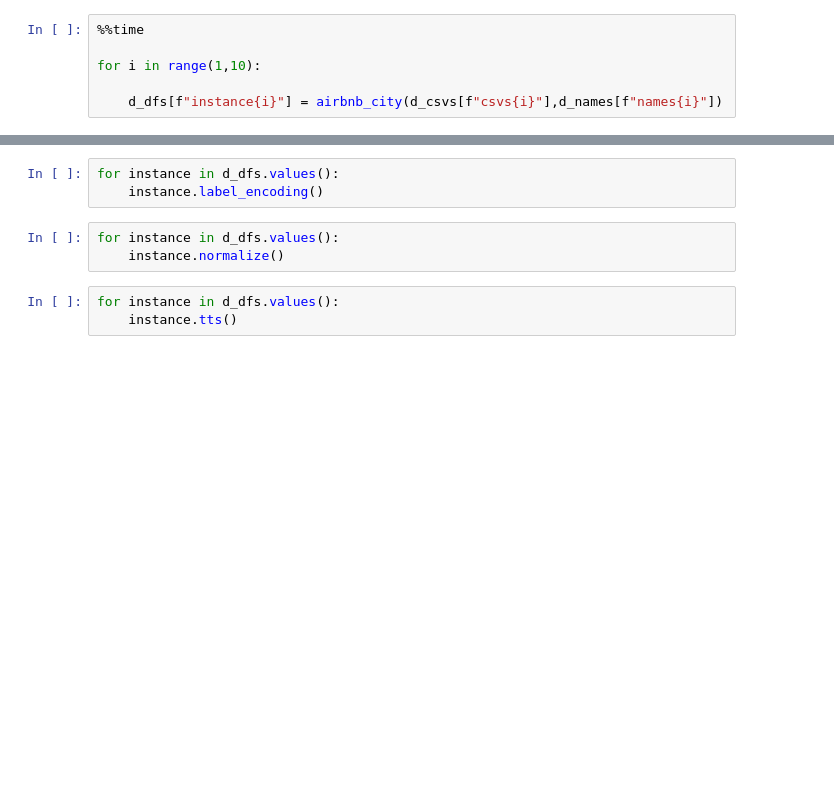
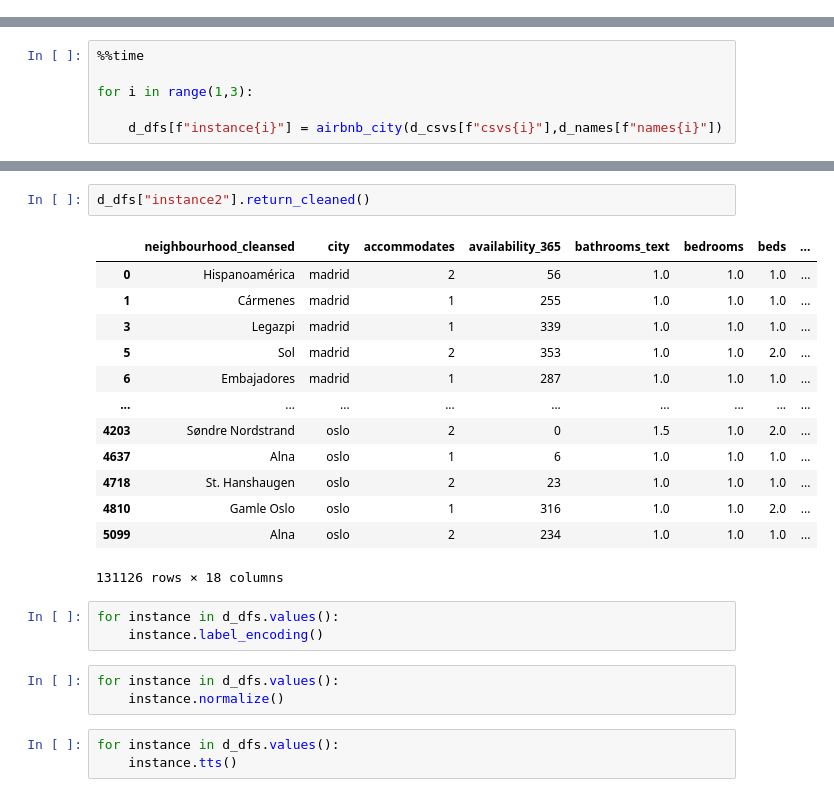
Before and after one commit to coisigna/dsb_p2_airbnb_price_predictor, a Jupyter notebook: ipynbs/Class.ipynb, the cells around one changed output, grey strips where cells are left out. Drawn from its saved outputs; the diff is of its cells as text; blank space fills up the shorter version.

```diff
--- a/ipynbs/Class.ipynb
+++ b/ipynbs/Class.ipynb
@@ -350,6 +406,0 @@ d_dfs = dict()
-# %%
-%%time
-
-for i in range(1,10):
-
-    d_dfs[f"instance{i}"] = airbnb_city(d_csvs[f"csvs{i}"],d_names[f"names{i}"])
@@ -406,0 +409,6 @@ Wall time: 11.9 µs
+# %%
+%%time
+
+for i in range(1,3):
+
+    d_dfs[f"instance{i}"] = airbnb_city(d_csvs[f"csvs{i}"],d_names[f"names{i}"])
@@ -427,3 +472,19 @@ Wall time: 758 ms
+# %%
+d_dfs["instance2"].return_cleaned()
+# %% [output]
+|  | neighbourhood_cleansed | city | accommodates | availability_365 | bathrooms_text | bedrooms | beds | ... |
+| 0 | Hispanoamérica | madrid | 2 | 56 | 1.0 | 1.0 | 1.0 | ... |
+| 1 | Cármenes | madrid | 1 | 255 | 1.0 | 1.0 | 1.0 | ... |
+| 3 | Legazpi | madrid | 1 | 339 | 1.0 | 1.0 | 1.0 | ... |
+| 5 | Sol | madrid | 2 | 353 | 1.0 | 1.0 | 2.0 | ... |
+| 6 | Embajadores | madrid | 1 | 287 | 1.0 | 1.0 | 1.0 | ... |
+| ... | ... | ... | ... | ... | ... | ... | ... | ... |
+| 4203 | Søndre Nordstrand | oslo | 2 | 0 | 1.5 | 1.0 | 2.0 | ... |
+| 4637 | Alna | oslo | 1 | 6 | 1.0 | 1.0 | 1.0 | ... |
+| 4718 | St. Hanshaugen | oslo | 2 | 23 | 1.0 | 1.0 | 1.0 | ... |
+| 4810 | Gamle Oslo | oslo | 1 | 316 | 1.0 | 1.0 | 2.0 | ... |
+| 5099 | Alna | oslo | 2 | 234 | 1.0 | 1.0 | 1.0 | ... |
+131126 rows × 18 columns
 # %%
 for instance in d_dfs.values():
     instance.label_encoding()
```
Also changed, not shown: parts of 21 cells of this notebook.
